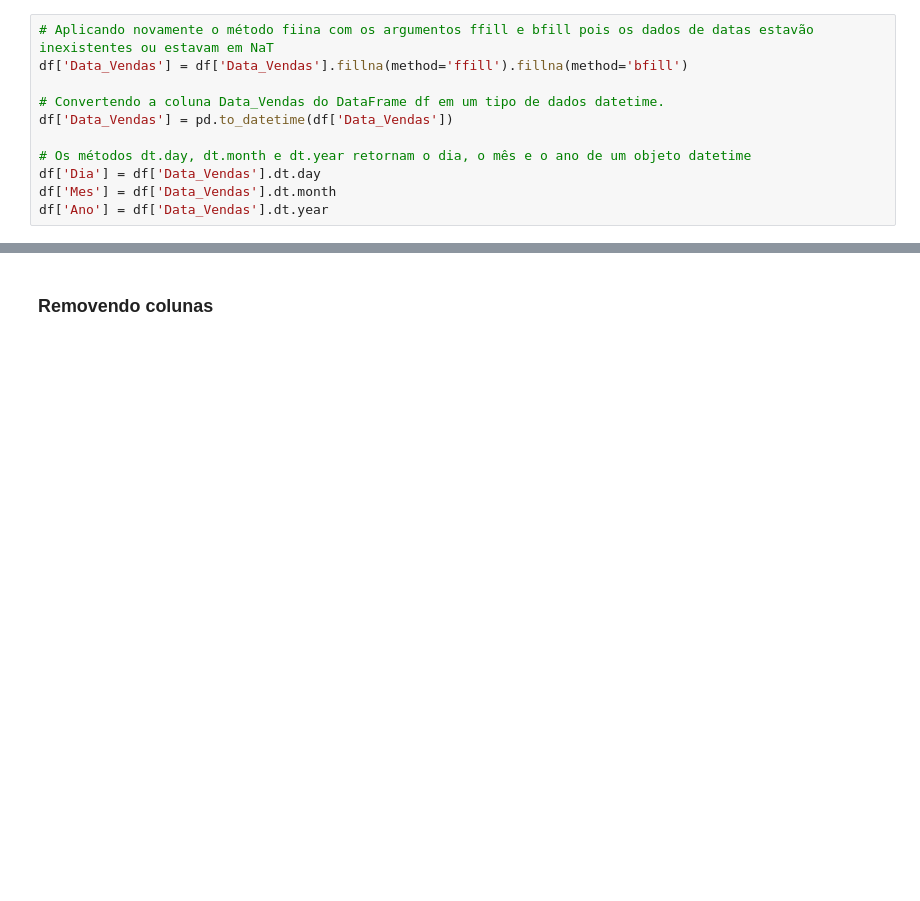
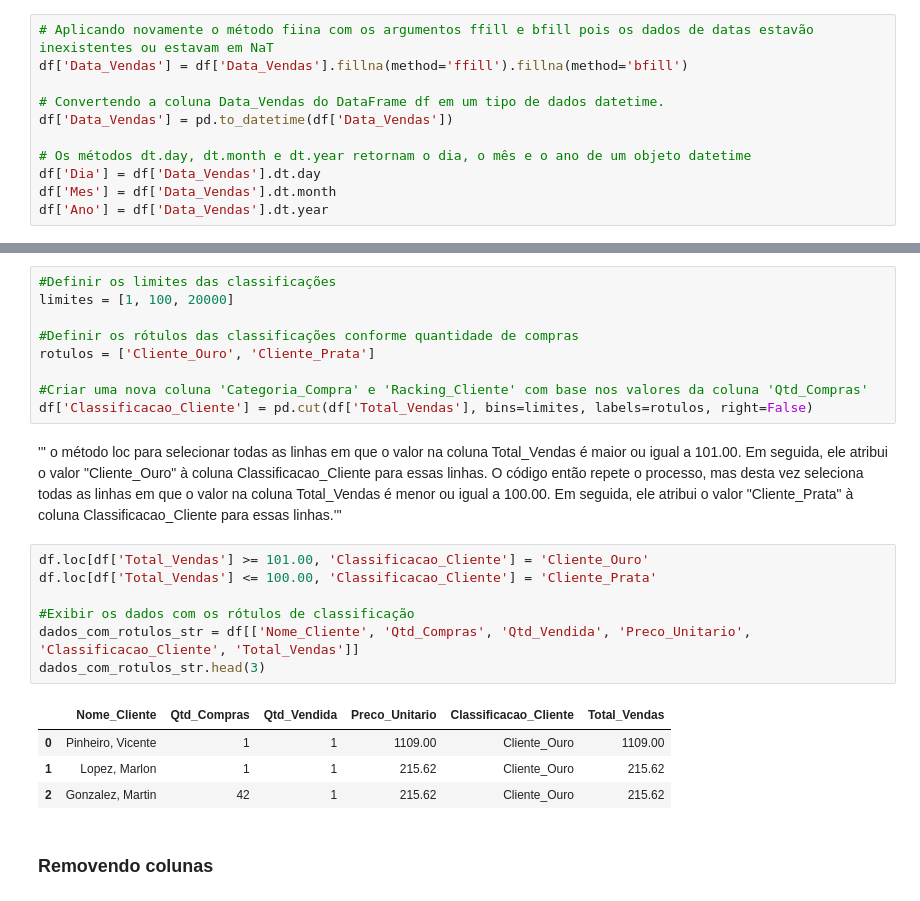
Before and after one commit to Romilsonlonan/ecommerce, a Jupyter notebook: ecommerce.ipynb, the cells around one changed output, grey strips where cells are left out. Drawn from its saved outputs; the diff is of its cells as text; blank space fills up the shorter version.

Commit message:
Criando nova coluna com classificação de clientes

```diff
--- a/ecommerce.ipynb
+++ b/ecommerce.ipynb
@@ -388,3 +418,29 @@ df['Ano'] = df['Data_Vendas'].dt.year
+# %%
+#Definir os limites das classificações
+limites = [1, 100, 20000]
+
+#Definir os rótulos das classificações conforme quantidade de compras
+rotulos = ['Cliente_Ouro', 'Cliente_Prata']
+
+#Criar uma nova coluna 'Categoria_Compra' e 'Racking_Cliente' com base nos valores da coluna 'Qtd_Compras'
+df['Classificacao_Cliente'] = pd.cut(df['Total_Vendas'], bins=limites, labels=rotulos, right=False)
+# %% [markdown]
+''' o método loc para selecionar todas as linhas em que o valor na coluna Total_Vendas é maior ou igual a 101.00.
+Em seguida, ele atribui o valor "Cliente_Ouro" à coluna Classificacao_Cliente para essas linhas. O código então
+repete o processo, mas desta vez seleciona todas as linhas em que o valor na coluna Total_Vendas é menor ou igual
+a 100.00. Em seguida, ele atribui o valor "Cliente_Prata" à coluna Classificacao_Cliente para essas linhas.'''
+# %%
+df.loc[df['Total_Vendas'] >= 101.00, 'Classificacao_Cliente'] = 'Cliente_Ouro'
+df.loc[df['Total_Vendas'] <= 100.00, 'Classificacao_Cliente'] = 'Cliente_Prata'
+
+#Exibir os dados com os rótulos de classificação
+dados_com_rotulos_str = df[['Nome_Cliente', 'Qtd_Compras', 'Qtd_Vendida', 'Preco_Unitario', 'Classificacao_Cliente', 'Total_Vendas']]
+dados_com_rotulos_str.head(3)
+# %% [output]
+|  | Nome_Cliente | Qtd_Compras | Qtd_Vendida | Preco_Unitario | Classificacao_Cliente | Total_Vendas |
+| 0 | Pinheiro, Vicente | 1 | 1 | 1109.00 | Cliente_Ouro | 1109.00 |
+| 1 | Lopez, Marlon | 1 | 1 | 215.62 | Cliente_Ouro | 215.62 |
+| 2 | Gonzalez, Martin | 42 | 1 | 215.62 | Cliente_Ouro | 215.62 |
 # %% [markdown]
 ### Removendo colunas
 # %% [markdown]
```
Also changed, not shown: parts of 4 cells of this notebook.
